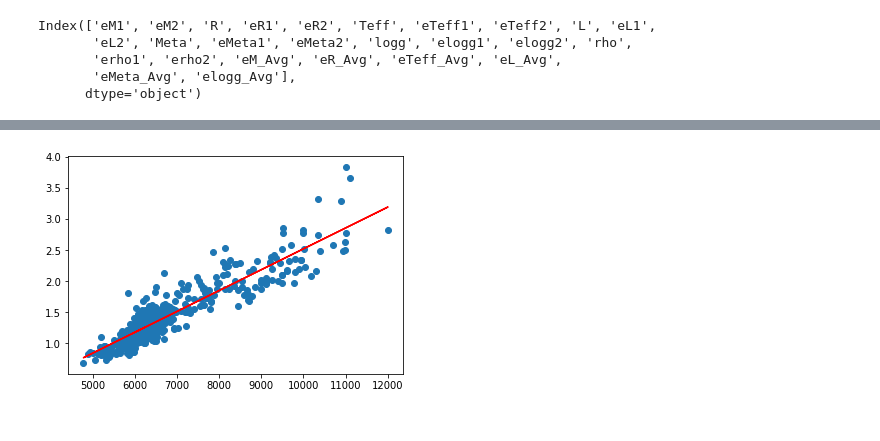
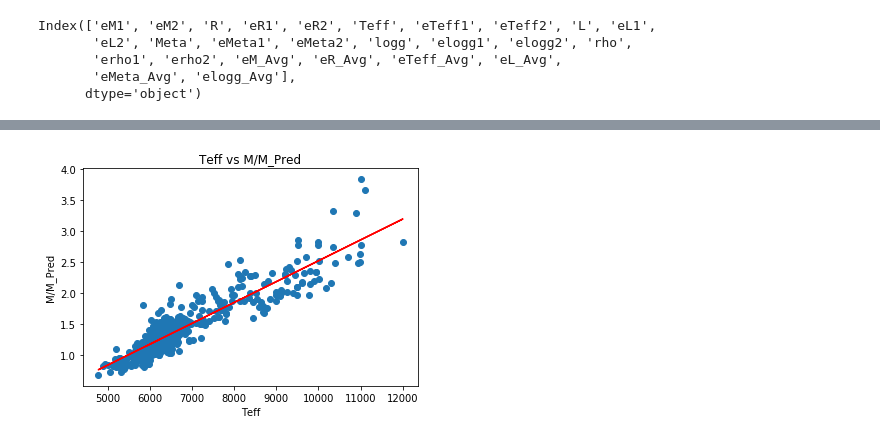
Before and after one commit to fmezacr/STELLAR, a Jupyter notebook: FASE_2/DATA/Datos Estelares.ipynb, the cells around one changed output, grey strips where cells are left out. Cells and saved outputs as stored; diff of their text form; code cells hidden in the pictures.

```diff
--- a/FASE_2/DATA/Datos Estelares.ipynb
+++ b/FASE_2/DATA/Datos Estelares.ipynb
@@ -394,2 +382,0 @@ LinearRegression(copy_X=True, fit_intercept=True, n_jobs=None, normalize=False)
-# %%
-y_pred_M = model.predict(X_Teff)
@@ -396,6 +436,9 @@ y_pred_M = model.predict(X_Teff)
 # %%
+plt.title("Teff vs M/M_Pred")
+plt.xlabel('Teff')
+plt.ylabel('M/M_Pred')
 plt.scatter(X_Teff, Y_M)
 plt.plot(X_Teff, y_pred_M, color='red')
 plt.show()
 # %% [output]
-[figure, old version]
+[figure, new version]
```
Also changed, not shown: parts of 10 cells of this notebook.
